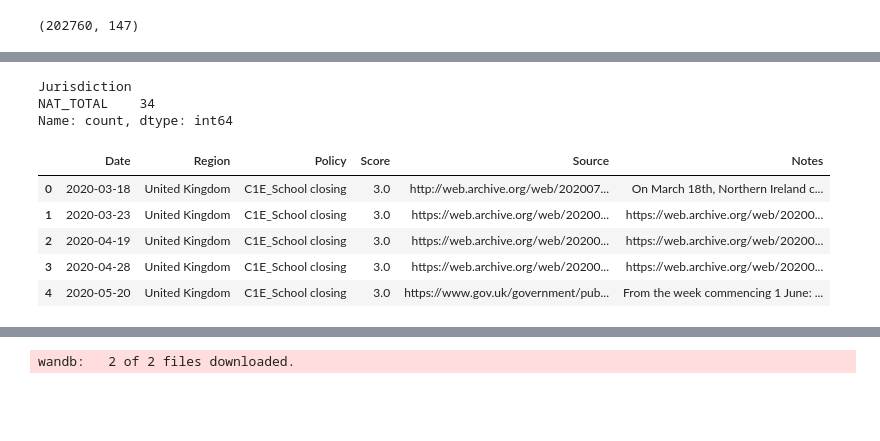
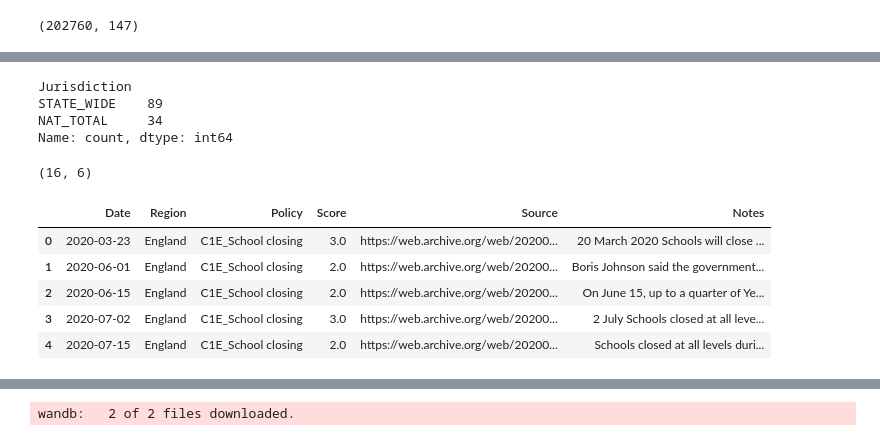
Before and after one commit to danyoungday/neuro-san-prana, a Jupyter notebook: data/edav.ipynb, the cells around one changed output, grey strips where cells are left out. Saved outputs shown, nothing was run; the diff lists cells and outputs as text; code cells hidden in the pictures; blank space fills up the shorter version.

```diff
--- a/data/edav.ipynb
+++ b/data/edav.ipynb
@@ -131,3 +206,6 @@ df = pd.concat(dfs, ignore_index=True)
 df.shape
 # %% [output]
 (202760, 147)
+# %%
+df = pd.read_csv("raw/OxCGRT_raw_GBR_v1.csv")
+df.shape
@@ -156,10 +242,11 @@ EconomicSupportIndex
 c1_cols = ["C1E_School closing", "C1_Notes"]
 index_cols = ["CountryName", "CountryCode", "RegionName", "RegionCode", "Jurisdiction", "Date"]
 c1 = df[index_cols + c1_cols]
-# c1 = c1[c1["RegionName"] == "Texas"]
-c1 = c1[c1["CountryName"] == "United Kingdom"]
+c1 = c1[c1["RegionName"] == "England"]
+# c1 = c1[c1["CountryName"] == "United Kingdom"]
 c1 = c1.dropna(subset=c1_cols)
 c1["Date"] = pd.to_datetime(c1["Date"], format="%Y%m%d")
 c1 = c1.sort_values(by=["Date"])
+print(c1.shape)
 c1.head()
 # %% [output]
@@ -168,7 +261,8 @@ c1.head()
 c1["Jurisdiction"].value_counts()
 # %% [output]
 Jurisdiction
-NAT_TOTAL    34
+STATE_WIDE    89
+NAT_TOTAL     34
 Name: count, dtype: int64
 # %%
 def get_notes_from_date(c1: pd.DataFrame, date: str) -> str:
@@ -188,38 +282,40 @@ def extract_urls(text: str) -> list[str]:
 def create_dataset(c1: pd.DataFrame, smaller: bool = False) -> pd.DataFrame:
     policy = "C1E_School closing"
     data = []
     for i, row in c1.iterrows():
         date = pd.to_datetime(row["Date"], format="%Y%m%d").date()
         score = row[policy]
-        country = row["CountryName"]
+        region = row["RegionName"]
         urls = extract_urls(row["C1_Notes"])
         if len(urls) > 0:
             url_string = ", ".join(urls)
-            to_add = {"Date": date, "Region": country, "Policy": policy, "Score": score, "Source": url_string, "Notes": row["C1_Notes"]}
+            to_add = {"Date": date, "Region": region, "Policy": policy, "Score": score, "Source": url_string, "Notes": row["C1_Notes"]}
             data.append(to_add)
 
     df = pd.DataFrame(data)
 
     # If smaller is True, keep entries before and after a change in score
     if smaller:
         diff = df["Score"].diff().fillna(0).astype(int)
         change_indices = diff[diff != 0].index.tolist()
         change_indices.extend([i - 1 for i in change_indices if i > 0])
         if len(df) - 1 not in change_indices:
             change_indices.append(len(df) - 1)
         if 0 not in change_indices:
             change_indices.append(0)
         change_indices = sorted(change_indices)
         df = df.iloc[change_indices].copy()
     return df
 
 texas = create_dataset(c1)
+print(texas.shape)
 texas.head()
 # %% [output]
+(16, 6)
 |  | Date | Region | Policy | Score | Source | Notes |
-| 0 | 2020-03-18 | United Kingdom | C1E_School closing | 3.0 | http://web.archive.org/web/202007... | On March 18th, Northern Ireland c... |
-| 1 | 2020-03-23 | United Kingdom | C1E_School closing | 3.0 | https://web.archive.org/web/20200... | https://web.archive.org/web/20200... |
-| 2 | 2020-04-19 | United Kingdom | C1E_School closing | 3.0 | https://web.archive.org/web/20200... | https://web.archive.org/web/20200... |
-| 3 | 2020-04-28 | United Kingdom | C1E_School closing | 3.0 | https://web.archive.org/web/20200... | https://web.archive.org/web/20200... |
-| 4 | 2020-05-20 | United Kingdom | C1E_School closing | 3.0 | https://www.gov.uk/government/pub... | From the week commencing 1 June: ... |
+| 0 | 2020-03-23 | England | C1E_School closing | 3.0 | https://web.archive.org/web/20200... | 20 March 2020 Schools will close ... |
+| 1 | 2020-06-01 | England | C1E_School closing | 2.0 | https://web.archive.org/web/20200... | Boris Johnson said the government... |
+| 2 | 2020-06-15 | England | C1E_School closing | 2.0 | https://web.archive.org/web/20200... | On June 15, up to a quarter of Ye... |
+| 3 | 2020-07-02 | England | C1E_School closing | 3.0 | https://web.archive.org/web/20200... | 2 July Schools closed at all leve... |
+| 4 | 2020-07-15 | England | C1E_School closing | 2.0 | https://web.archive.org/web/20200... | Schools closed at all levels duri... |
 # %%
```
Also changed, not shown: parts of 10 cells of this notebook, 6 other files.
